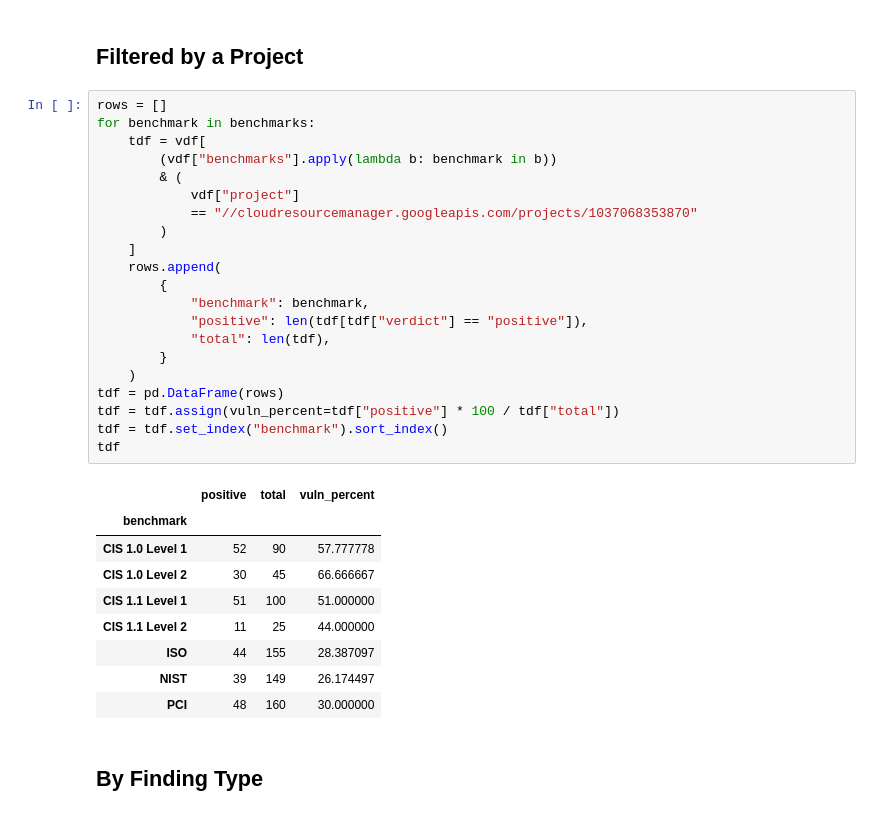
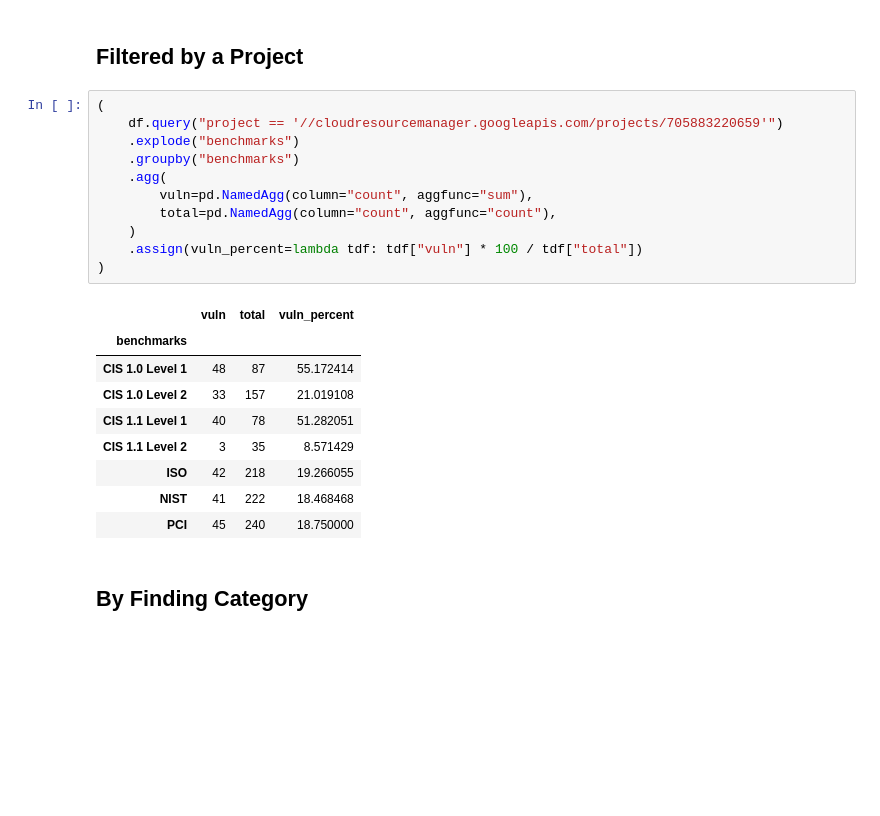
Before and after one commit to shadanan/gcp-jupyter, a Jupyter notebook: scc_compliance.ipynb, the cells around one changed output. Cells and saved outputs as stored; diff of their text form; blank space fills up the shorter version.

```diff
--- a/scc_compliance.ipynb
+++ b/scc_compliance.ipynb
@@ -159,35 +159,25 @@ tdf
 # %% [markdown]
 ## Filtered by a Project
-# %%
-rows = []
-for benchmark in benchmarks:
-    tdf = vdf[
-        (vdf["benchmarks"].apply(lambda b: benchmark in b))
-        & (
-            vdf["project"]
-            == "//cloudresourcemanager.googleapis.com/projects/1037068353870"
-        )
-    ]
-    rows.append(
-        {
-            "benchmark": benchmark,
-            "positive": len(tdf[tdf["verdict"] == "positive"]),
-            "total": len(tdf),
-        }
-    )
-tdf = pd.DataFrame(rows)
-tdf = tdf.assign(vuln_percent=tdf["positive"] * 100 / tdf["total"])
-tdf = tdf.set_index("benchmark").sort_index()
-tdf
-# %% [output]
-|  | positive | total | vuln_percent |
-| benchmark |  |  |  |
-| CIS 1.0 Level 1 | 52 | 90 | 57.777778 |
-| CIS 1.0 Level 2 | 30 | 45 | 66.666667 |
-| CIS 1.1 Level 1 | 51 | 100 | 51.000000 |
-| CIS 1.1 Level 2 | 11 | 25 | 44.000000 |
-| ISO | 44 | 155 | 28.387097 |
-| NIST | 39 | 149 | 26.174497 |
-| PCI | 48 | 160 | 30.000000 |
+# %%
+(
+    df.query("project == '//cloudresourcemanager.googleapis.com/projects/705883220659'")
+    .explode("benchmarks")
+    .groupby("benchmarks")
+    .agg(
+        vuln=pd.NamedAgg(column="count", aggfunc="sum"),
+        total=pd.NamedAgg(column="count", aggfunc="count"),
+    )
+    .assign(vuln_percent=lambda tdf: tdf["vuln"] * 100 / tdf["total"])
+)
+# %% [output]
+|  | vuln | total | vuln_percent |
+| benchmarks |  |  |  |
+| CIS 1.0 Level 1 | 48 | 87 | 55.172414 |
+| CIS 1.0 Level 2 | 33 | 157 | 21.019108 |
+| CIS 1.1 Level 1 | 40 | 78 | 51.282051 |
+| CIS 1.1 Level 2 | 3 | 35 | 8.571429 |
+| ISO | 42 | 218 | 19.266055 |
+| NIST | 41 | 222 | 18.468468 |
+| PCI | 45 | 240 | 18.750000 |
 # %% [markdown]
-## By Finding Type
+## By Finding Category
```
Also changed, not shown: parts of 19 cells of this notebook, 1 other file.
